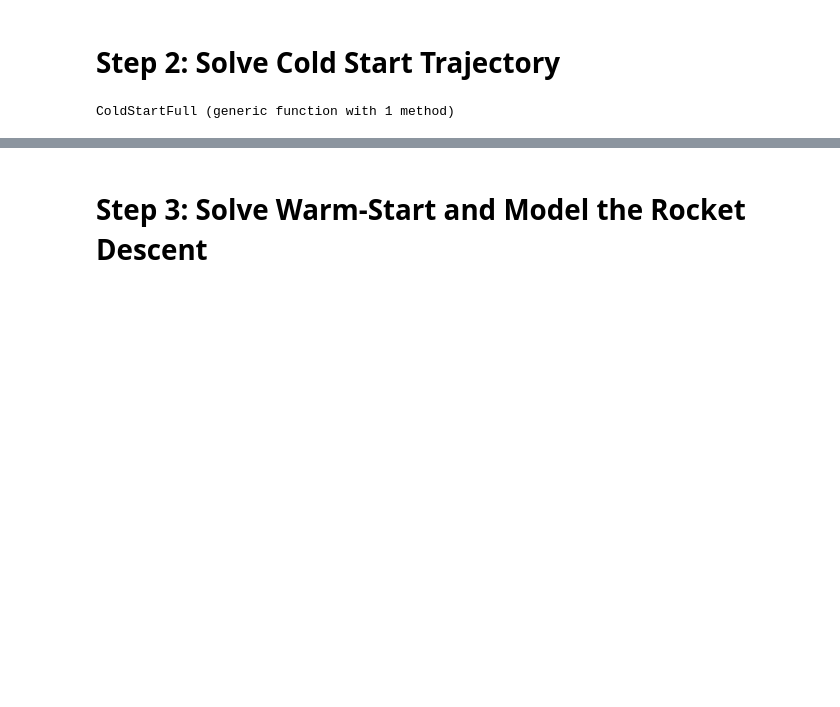
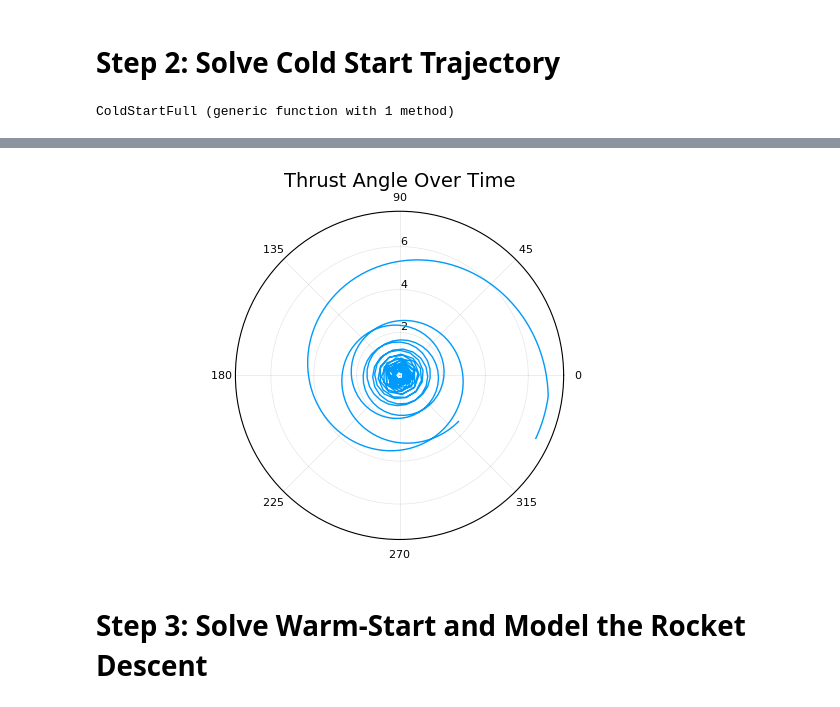
Before and after one commit to RoboticExplorationLab/altro-mpc-icra2021, a Jupyter notebook: benchmarks/rocket_landing/RocketLandingMPC-SOCP.ipynb, the cells around one changed output, grey strips where cells are left out. Drawn from its saved outputs; the diff is of its cells as text; code cells hidden in the pictures; blank space fills up the shorter version.

```diff
--- a/benchmarks/rocket_landing/RocketLandingMPC-SOCP.ipynb
+++ b/benchmarks/rocket_landing/RocketLandingMPC-SOCP.ipynb
@@ -298,3 +354,10 @@ BenchmarkTools.Trial:
+# %%
+theta = get_angle_xy.(U_cold)
+rad = getAngle3D.(U_cold)
+
+plot(theta, rad, proj = :polar, legend = :none, title = "Thrust Angle Over Time")
+# %% [output]
+[figure, added]
 # %% [markdown]
 # Step 3: Solve Warm-Start and Model the Rocket Descent
 # %%
```
Also changed, not shown: parts of 31 cells of this notebook, 1 other file.
